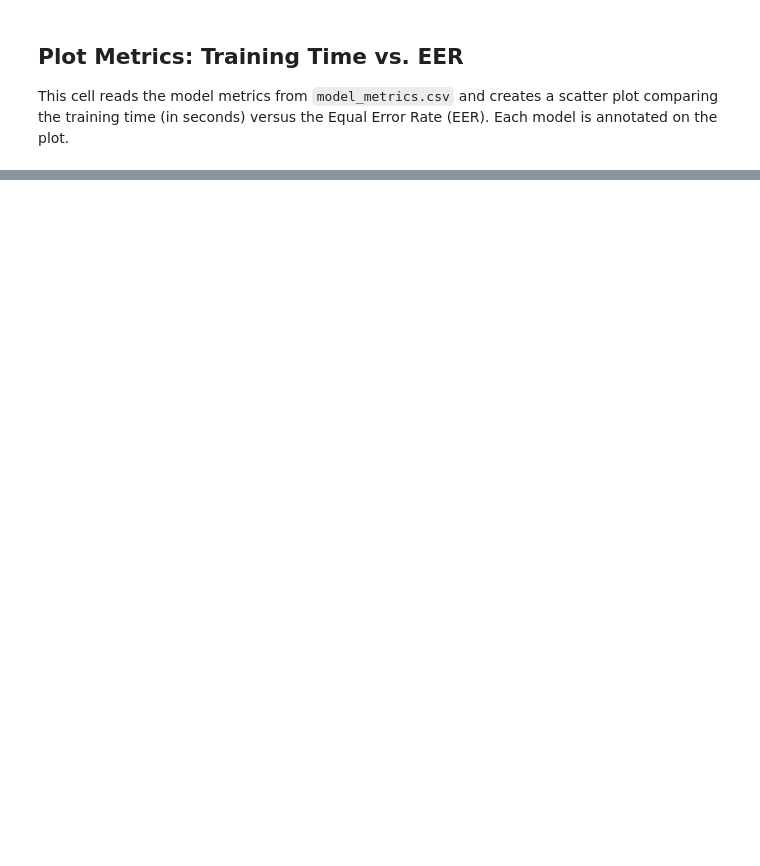
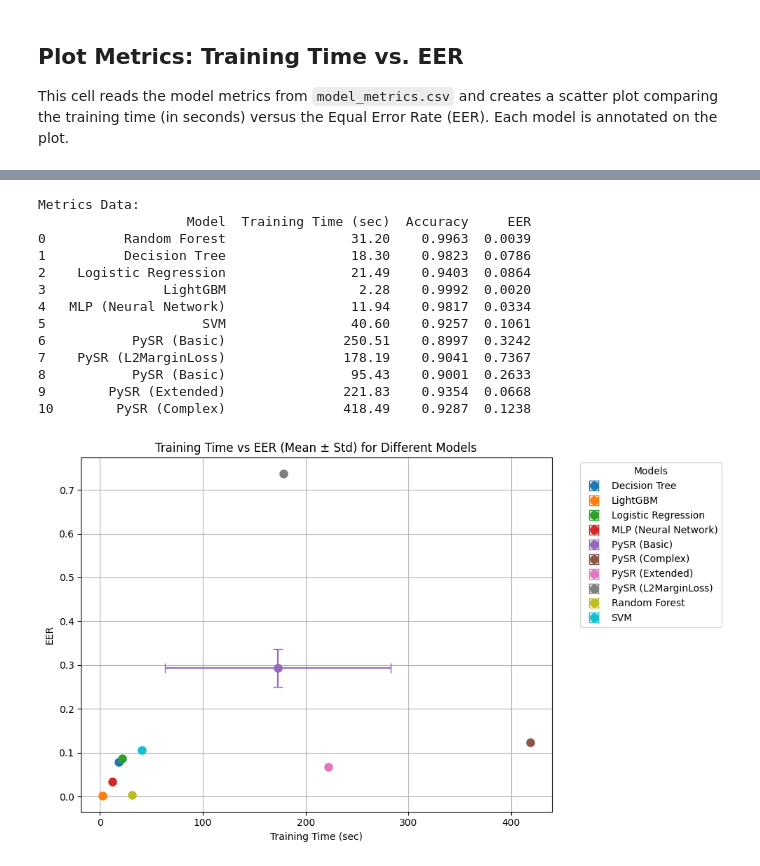
Before and after one commit to VictorBeraldo/audio_symbolic_regression, a Jupyter notebook: notebooks/ranking.ipynb, the cells around one changed output, grey strips where cells are left out. Cells and saved outputs as stored; diff of their text form; code cells hidden in the pictures; blank space fills up the shorter version.

```diff
--- a/notebooks/ranking.ipynb
+++ b/notebooks/ranking.ipynb
@@ -42,0 +48,51 @@ Metrics Data:
+# %%
+import pandas as pd
+import matplotlib.pyplot as plt
+
+# Ler o CSV com métricas
+df_metrics = pd.read_csv("model_metrics.csv")
+print("Metrics Data:")
+print(df_metrics)
+
+# Agrupar por modelo e calcular média e desvio padrão
+agg = df_metrics.groupby("Model").agg({
+    "Training Time (sec)": ["mean", "std"],
+    "EER": ["mean", "std"]
+}).reset_index()
+
+# Renomear colunas
+agg.columns = ["Model", "Time_mean", "Time_std", "EER_mean", "EER_std"]
+
+# Plot com barras de erro
+plt.figure(figsize=(10, 6))
+
+for _, row in agg.iterrows():
+    plt.errorbar(
+        row["Time_mean"], row["EER_mean"],
+        xerr=row["Time_std"], yerr=row["EER_std"],
+        fmt='o', capsize=5, label=row["Model"], markersize=8
+    )
+
+# Eixos e título
+plt.xlabel("Training Time (sec)")
+plt.ylabel("EER")
+plt.title("Training Time vs EER (Mean ± Std) for Different Models")
+plt.grid(True)
+plt.legend(title="Models", bbox_to_anchor=(1.05, 1), loc='upper left')
+plt.tight_layout()
+plt.show()
+# %% [output]
+Metrics Data:
+                   Model  Training Time (sec)  Accuracy     EER
+0          Random Forest                31.20    0.9963  0.0039
+1          Decision Tree                18.30    0.9823  0.0786
+2    Logistic Regression                21.49    0.9403  0.0864
+3               LightGBM                 2.28    0.9992  0.0020
+4   MLP (Neural Network)                11.94    0.9817  0.0334
+5                    SVM                40.60    0.9257  0.1061
+6           PySR (Basic)               250.51    0.8997  0.3242
+7    PySR (L2MarginLoss)               178.19    0.9041  0.7367
+8           PySR (Basic)                95.43    0.9001  0.2633
+9        PySR (Extended)               221.83    0.9354  0.0668
+10        PySR (Complex)               418.49    0.9287  0.1238
+[figure, added]
```
Also changed, not shown: parts of 1 cell of this notebook, 5 other files.
